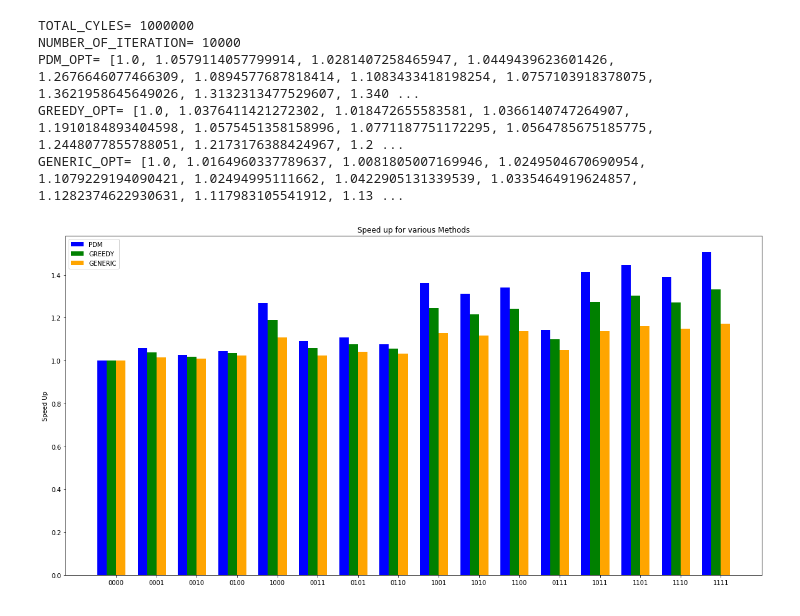
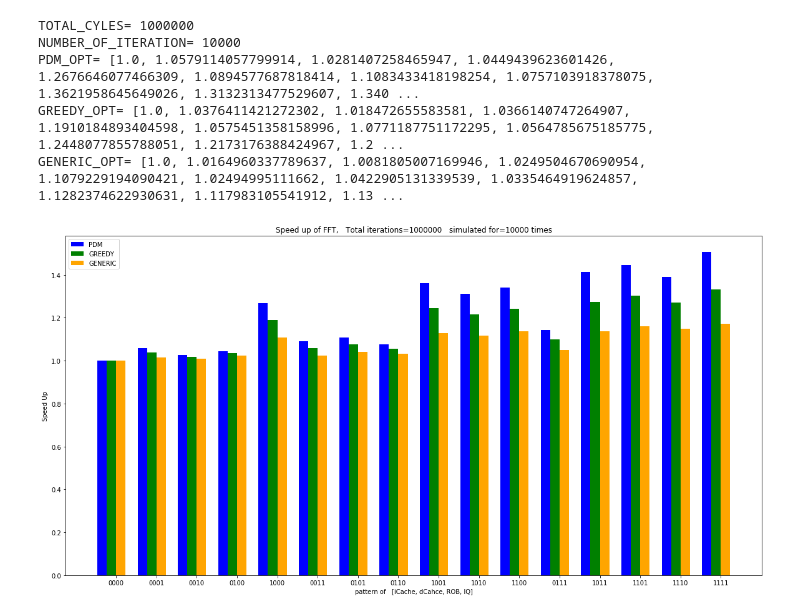
Before and after one commit to ManojGopale/StateMachine, a Jupyter notebook: runFFT.ipynb, the cells around one changed output. Cells and saved outputs as stored; diff of their text form; code cells hidden in the pictures.

Commit message:
MCF 100M cycles simulated 10000 times, FFT 1M cycles simulated for 10000 times, also modified title and axis names

```diff
--- a/runFFT.ipynb
+++ b/runFFT.ipynb
@@ -732,32 +732,35 @@ width = 0.35 #width of each bar
 #rect2 = ax.bar(index+width, GREEDY_OPT, width, color='g')
 #rect3 = ax.bar(index+2*width, GENERIC_OPT, width, color='r')
 ## Adding labels and titles
 #ax.set_ylabel('Speed Up')
 #ax.set_title('Speed up for various Methods')
 #ax.set_xticks(index+1.5*width)
 #ax.set_xticklabels(('0000', '0001', '0010', '0011',\
 #                    '0100', '0101', '0110', '0111',\
 #                    '1000', '1001', '1010', '1011',\
 #                    '1100', '1101', '1110', '1111'))
 #ax.legend((rect1[0], rect2[0], rect3[0]), ('PDM', 'GREEDY', 'GENERIC'))
 
 plt.figure(figsize=(20,10))
 rect1 = plt.bar(index, PDM_OPT, width, color='b')
 rect2 = plt.bar(index+width, GREEDY_OPT, width, color='g')
 rect3 = plt.bar(index+2*width, GENERIC_OPT, width, color='orange')
 
 tickLabel = (('0000', '0001', '0010', '0100', '1000',\
             '0011', '0101', '0110', '1001', '1010', '1100',\
             '0111', '1011', '1101', '1110',\
             '1111'))
 
 ## Adding labels and titles
 plt.ylabel('Speed Up')
-plt.title('Speed up for various Methods')
+plt.xlabel('pattern of   [iCache, dCahce, ROB, IQ]')
+
+title = 'Speed up of FFT,   Total iterations=' + str(N) + '   simulated for=' + str(NUMBER_OF_ITERATION) + ' times'
+plt.title(title)
 plt.xticks(index+1.5*width, tickLabel)
 
 plt.legend((rect1[0], rect2[0], rect3[0]), ('PDM', 'GREEDY', 'GENERIC'))
 
 plt.show()
 # %% [output]
-[figure, old version]
+[figure, new version]
```
Also changed, not shown: 1 other file.
